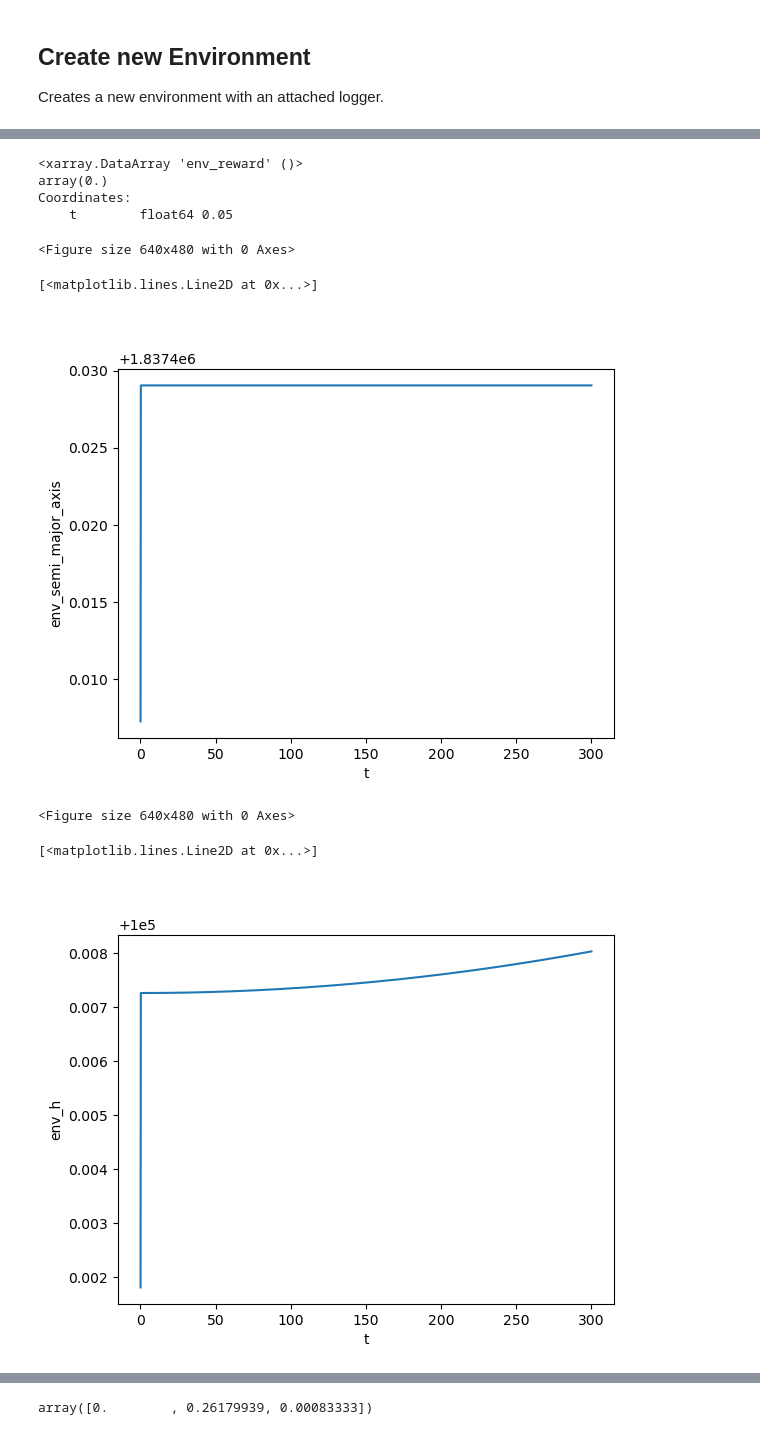
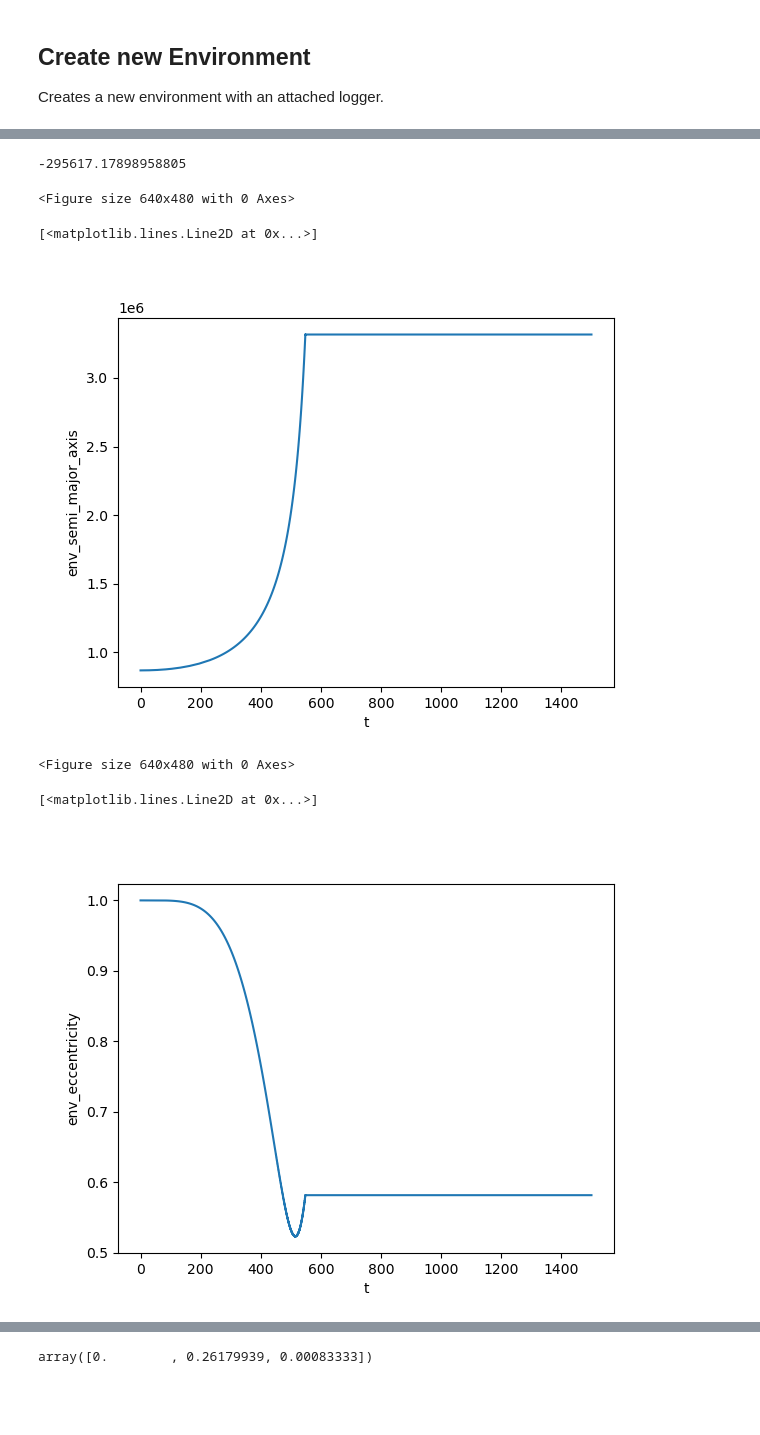
Before and after one commit to aarondewindt/thesis, a Jupyter notebook: code/trajectory_optimization_1/work/to_orbital/0_test_environment.ipynb, the cells around one changed output, grey strips where cells are left out. Saved outputs shown, nothing was run; the diff lists cells and outputs as text; code cells hidden in the pictures; blank space fills up the shorter version.

```diff
--- a/code/trajectory_optimization_1/work/to_orbital/0_test_environment.ipynb
+++ b/code/trajectory_optimization_1/work/to_orbital/0_test_environment.ipynb
@@ -29,15 +29,22 @@ Creates a new environment with an attached logger.
 # %%
 moon_radius = 1737.4e3
 # %%
-env = LauncherV1SubOrbital({
-    "theta_e_random_window": None,
-    "initial_theta_e": radians(15),
-    "autopilot_mode": AP_FLIGHT_PATH_CONTROL,
-    "initial_kepler": {
-        "a": moon_radius + 100e3,
-        "e": .0,
-        "true_anomaly": 0.,
-    }
+env = LauncherV1Orbital({
+    "theta_e_random_window": radians(30),
+    "stages": (
+        Stage(
+            dry_mass=1,
+            propellant_mass=0.95,
+            specific_impulse=400,
+            thrust=4*1.7),
+    ),
+    # "initial_theta_e": radians(15),
+    # "autopilot_mode": AP_FLIGHT_PATH_CONTROL,
+    # "initial_kepler": {
+    #     "a": moon_radius + 100e3,
+    #     "e": .0,
+    #     "true_anomaly": 0.,
+    # }
 })
 env
 # %% [output]
@@ -60,7 +68,7 @@ logger.register(env.sim, "env", [
 ])
 # %%
 n_episodes = 1
-max_time = 300
+max_time = 1500
 
 last_episode_result = None
 batch_results = None
@@ -71,11 +79,12 @@ with time_it("sim"):
     for episiode_idx in range(n_episodes):
         observation = env.reset()
         for i in range(int(max_time / env.sim.integrator.h)):
-            pitch_angle = 0.5 * pi # + 0.05 * sin(env.sim.t)
-            pitch_angle = 0
+            pitch_angle = 0.5 * pi - 0.003 * env.sim.t
+            # pitch_angle = 0
             observation, reward, done, info = env.step(pitch_angle)
             logger.step()
             if done:
+
                 break
         last_episode_result = logger.episode_finish()
 batch_results = logger.batch_finish()
@@ -106,10 +117,7 @@ Data variables: (12/21)
 # %%
-max(last_episode_result.env_reward)
+sum(result.env_reward.values)
 # %% [output]
-<xarray.DataArray 'env_reward' ()>
-array(0.)
-Coordinates:
-    t        float64 0.05
+-295617.17898958805
 # %%
 plt.figure()
 last_episode_result.env_semi_major_axis.plot.line(x="t")
@@ -120,14 +128,14 @@ last_episode_result.env_semi_major_axis.plot.line(x="t")
 # %% [output]
 <Figure size 640x480 with 0 Axes>
 [<matplotlib.lines.Line2D at 0x...>]
-[figure, old version]
+[figure, new version]
 # %%
 plt.figure()
-last_episode_result.env_h.plot.line(x="t")
+last_episode_result.env_eccentricity.plot.line(x="t")
 # %% [output]
 <Figure size 640x480 with 0 Axes>
 [<matplotlib.lines.Line2D at 0x...>]
-[figure, old version]
+[figure, new version]
 # %%
 plt.figure()
 plt.plot(last_episode_result.env_xii.values[:, 0], last_episode_result.env_xii.values[:, 1] - last_episode_result.env_xii.values[0, 1])
```
Also changed, not shown: parts of 8 cells of this notebook, 9 other files.
